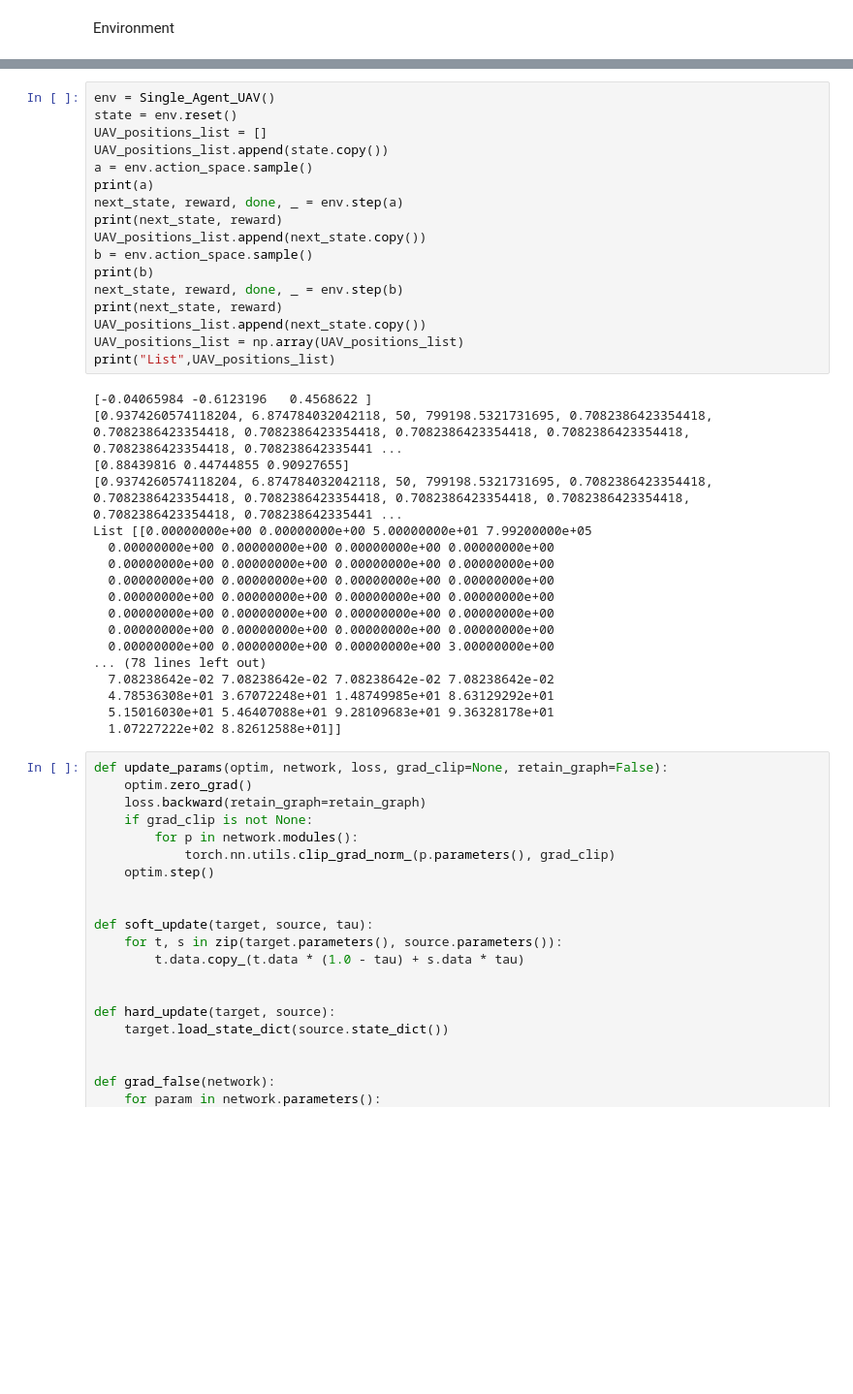
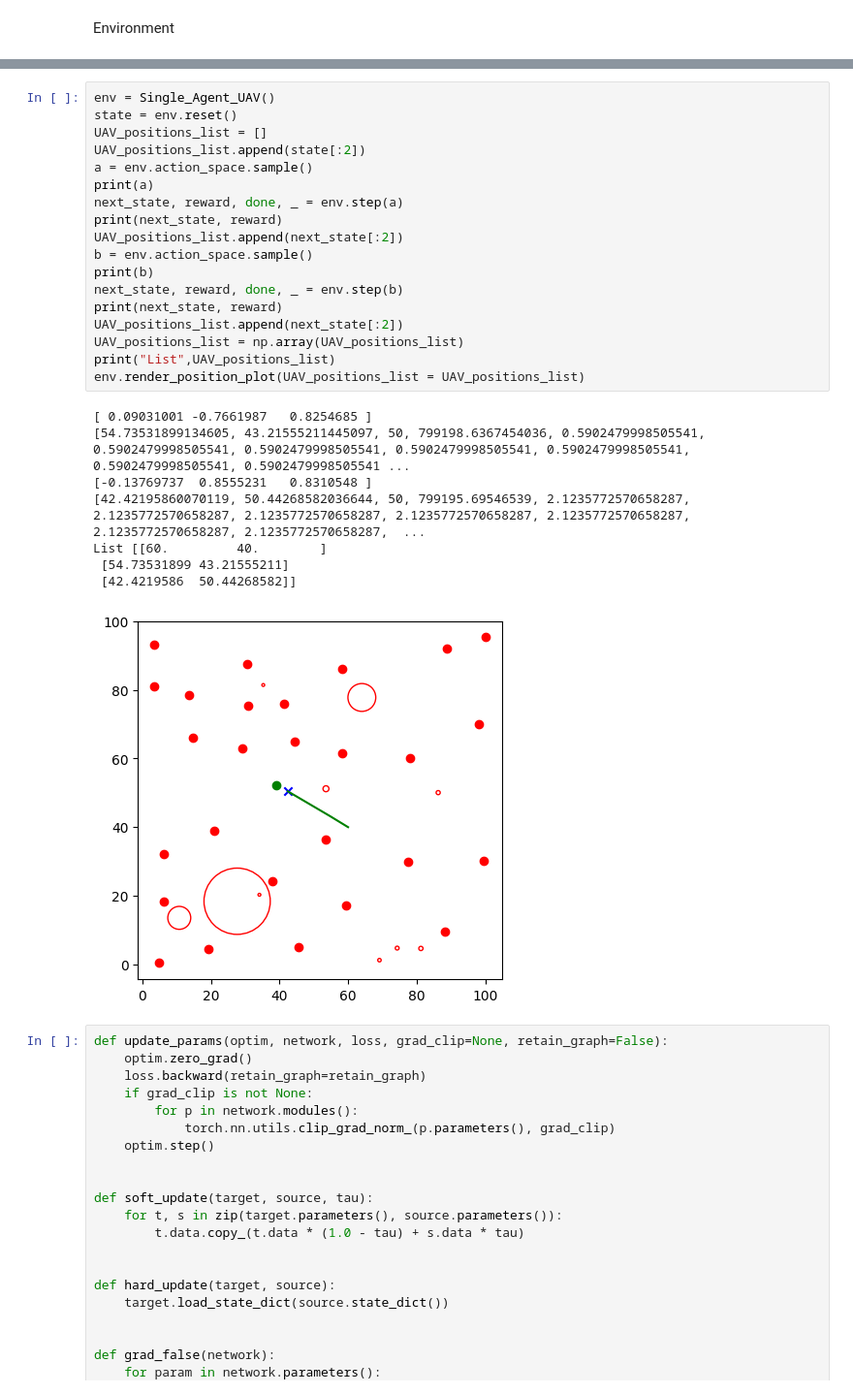
Before and after one commit to eshaansodhi/UAV-PPO-single-agent, a Jupyter notebook: Single_agent.ipynb, the cells around one changed output, grey strips where cells are left out. Shown: that part at 97% size. Saved outputs shown, nothing was run; the diff lists cells and outputs as text; blank space fills up the shorter version.

```diff
--- a/Single_agent.ipynb
+++ b/Single_agent.ipynb
@@ -733,38 +607,30 @@ class Single_Agent_UAV(gym.Env):
 # %%
 env = Single_Agent_UAV()
 state = env.reset()
 UAV_positions_list = []
-UAV_positions_list.append(state.copy())
+UAV_positions_list.append(state[:2])
 a = env.action_space.sample()
 print(a)
 next_state, reward, done, _ = env.step(a)
 print(next_state, reward)
-UAV_positions_list.append(next_state.copy())
+UAV_positions_list.append(next_state[:2])
 b = env.action_space.sample()
 print(b)
 next_state, reward, done, _ = env.step(b)
 print(next_state, reward)
-UAV_positions_list.append(next_state.copy())
+UAV_positions_list.append(next_state[:2])
 UAV_positions_list = np.array(UAV_positions_list)
 print("List",UAV_positions_list)
+env.render_position_plot(UAV_positions_list = UAV_positions_list)
 # %% [output]
-[-0.04065984 -0.6123196   0.4568622 ]
-[0.9374260574118204, 6.874784032042118, 50, 799198.5321731695, 0.7082386423354418, 0.7082386423354418, 0.7082386423354418, 0.7082386423354418, 0.7082386423354418, 0.7082386423354418, 0.708238642335441 ...
-[0.88439816 0.44744855 0.90927655]
-[0.9374260574118204, 6.874784032042118, 50, 799198.5321731695, 0.7082386423354418, 0.7082386423354418, 0.7082386423354418, 0.7082386423354418, 0.7082386423354418, 0.7082386423354418, 0.708238642335441 ...
-List [[0.00000000e+00 0.00000000e+00 5.00000000e+01 7.99200000e+05
-  0.00000000e+00 0.00000000e+00 0.00000000e+00 0.00000000e+00
-  0.00000000e+00 0.00000000e+00 0.00000000e+00 0.00000000e+00
-  0.00000000e+00 0.00000000e+00 0.00000000e+00 0.00000000e+00
-  0.00000000e+00 0.00000000e+00 0.00000000e+00 0.00000000e+00
-  0.00000000e+00 0.00000000e+00 0.00000000e+00 0.00000000e+00
-  0.00000000e+00 0.00000000e+00 0.00000000e+00 0.00000000e+00
-  0.00000000e+00 0.00000000e+00 0.00000000e+00 3.00000000e+00
-... (78 lines left out)
-  7.08238642e-02 7.08238642e-02 7.08238642e-02 7.08238642e-02
-  4.78536308e+01 3.67072248e+01 1.48749985e+01 8.63129292e+01
-  5.15016030e+01 5.46407088e+01 9.28109683e+01 9.36328178e+01
-  1.07227222e+02 8.82612588e+01]]
+[ 0.09031001 -0.7661987   0.8254685 ]
+[54.73531899134605, 43.21555211445097, 50, 799198.6367454036, 0.5902479998505541, 0.5902479998505541, 0.5902479998505541, 0.5902479998505541, 0.5902479998505541, 0.5902479998505541, 0.5902479998505541 ...
+[-0.13769737  0.8555231   0.8310548 ]
+[42.42195860070119, 50.44268582036644, 50, 799195.69546539, 2.1235772570658287, 2.1235772570658287, 2.1235772570658287, 2.1235772570658287, 2.1235772570658287, 2.1235772570658287, 2.1235772570658287,  ...
+List [[60.         40.        ]
+ [54.73531899 43.21555211]
+ [42.4219586  50.44268582]]
+[figure, added]
 # %%
 def update_params(optim, network, loss, grad_clip=None, retain_graph=False):
     optim.zero_grad()
```
Also changed, not shown: parts of 8 cells of this notebook.
